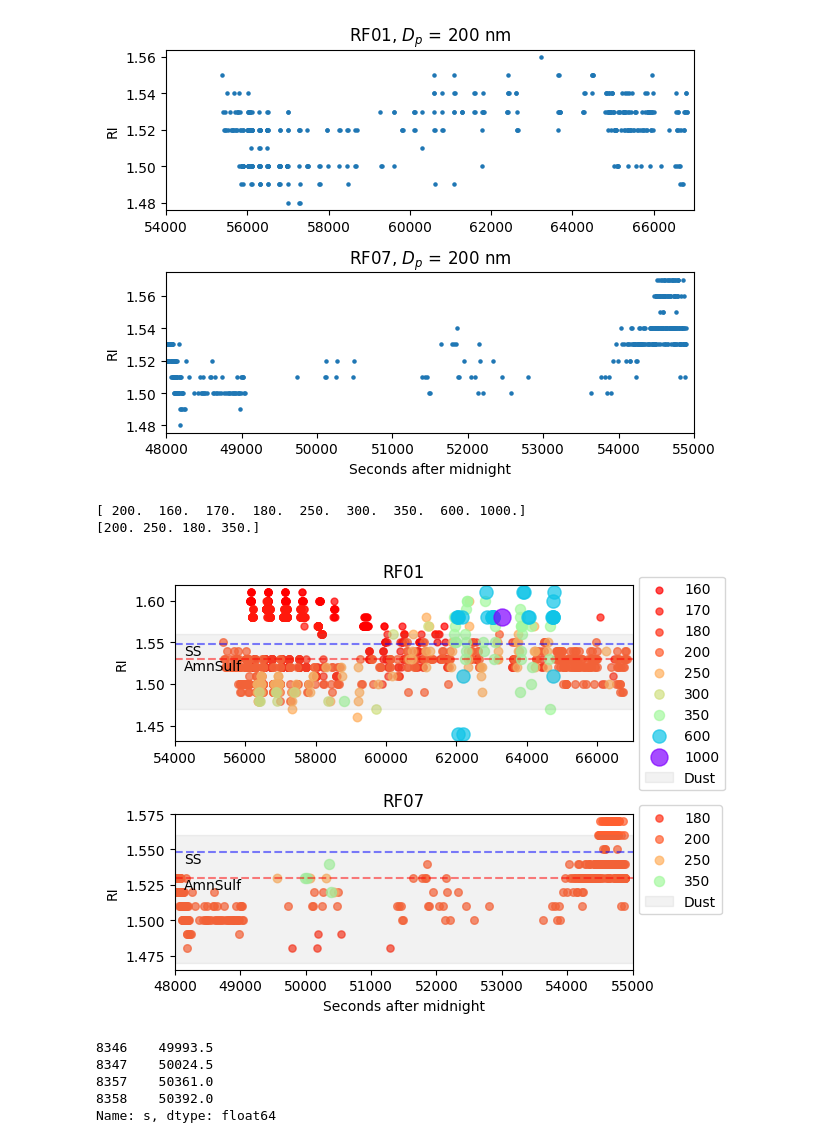
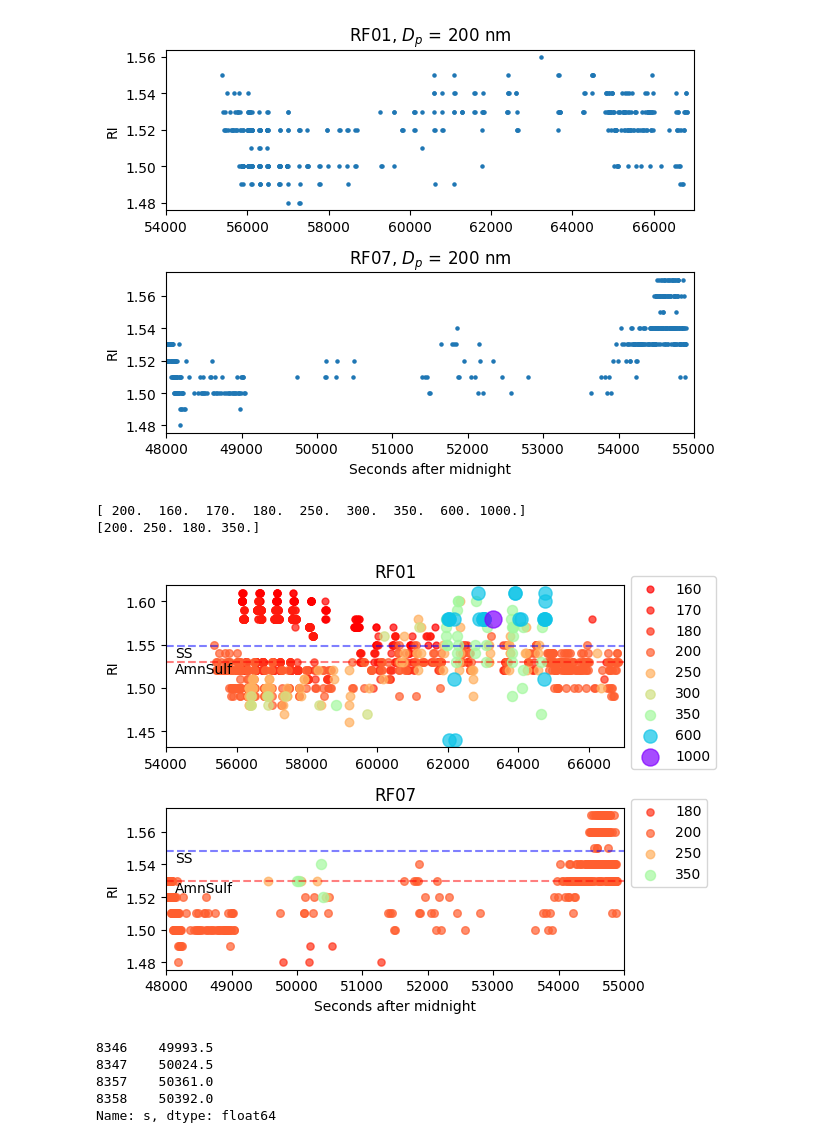
Before and after one commit to csoloff/ARCSIX_DASH_RI, a Jupyter notebook: scripts/02_investigate.ipynb, the cells around one changed output. Drawn from its saved outputs; the diff is of its cells as text; code cells hidden in the pictures.

Commit message:
fixed plot

```diff
--- a/scripts/02_investigate.ipynb
+++ b/scripts/02_investigate.ipynb
@@ -325,36 +325,36 @@ for i in range(2):
     lab = ['SS', 'AmnSulf']
     ris = [1.5484, 1.530]
     cs = ['blue', 'red']
     samps = 2
     for j in range(samps):
         ax.text(x=(lims[i][1]-lims[i][0])*.02+lims[i][0], y=ris[j], s=lab[j],
                 va='top', ha='left')
         ax.axhline(ris[j], alpha=0.5, ls='--', color=cs[j])
 
 
 
 
     print(di['Dp'].unique())
     for dp in sorted(di['Dp'].unique()):
         dj = di[di.Dp==dp].copy()
         # Plot with seconds after midnight on the x-axis
         ax.scatter(dj.s, dj.RI, s=(dp/200)*2*15, color=cmap(norm(dp)), label = int(dp), alpha=0.7)
-
+    '''
     d_ris = [1.47,1.56]
     # Shade the region between the two horizontal lines
     ax.fill_between(lims[i], 1.47,1.56, color='gray', alpha=.1, label='Dust')
-
+    '''
     ax.set_xlim(lims[i])
     ax.set_ylabel('RI')
     ax.legend(bbox_to_anchor=(1, 1.1))
     ax.set_title(['RF01', 'RF07'][i])
 axes[1].set_xlabel('Seconds after midnight')
 fig.tight_layout()
 fig.savefig('../figures/RI_case_study_all_dp.png', dpi=300, bbox_inches='tight')
 # %% [output]
 [ 200.  160.  170.  180.  250.  300.  350.  600. 1000.]
 [200. 250. 180. 350.]
-[figure, old version]
+[figure, new version]
 # %%
 dj.s
 # %% [output]
```
